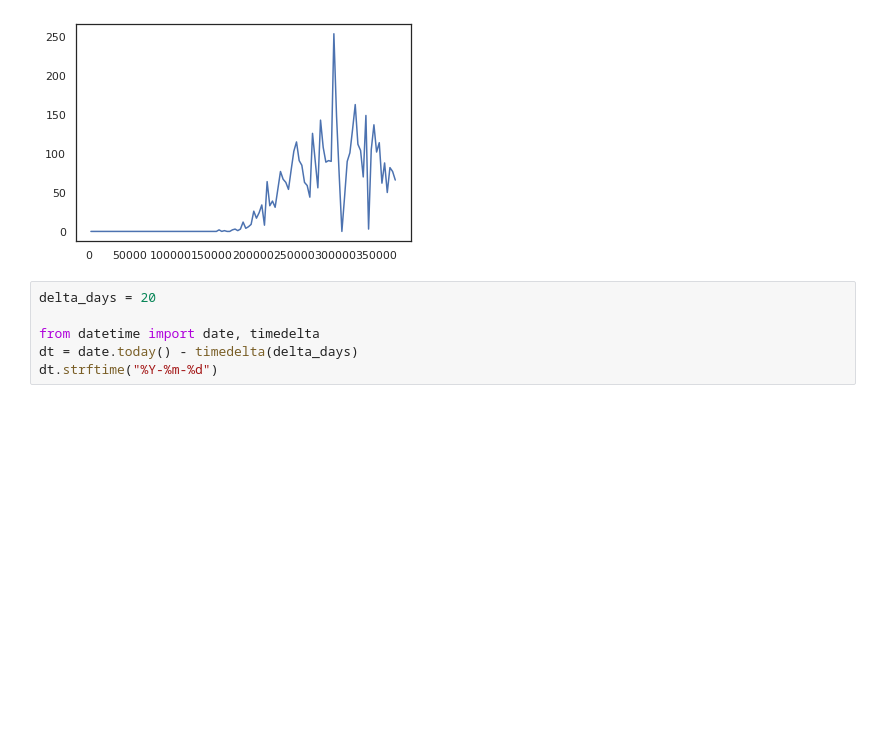
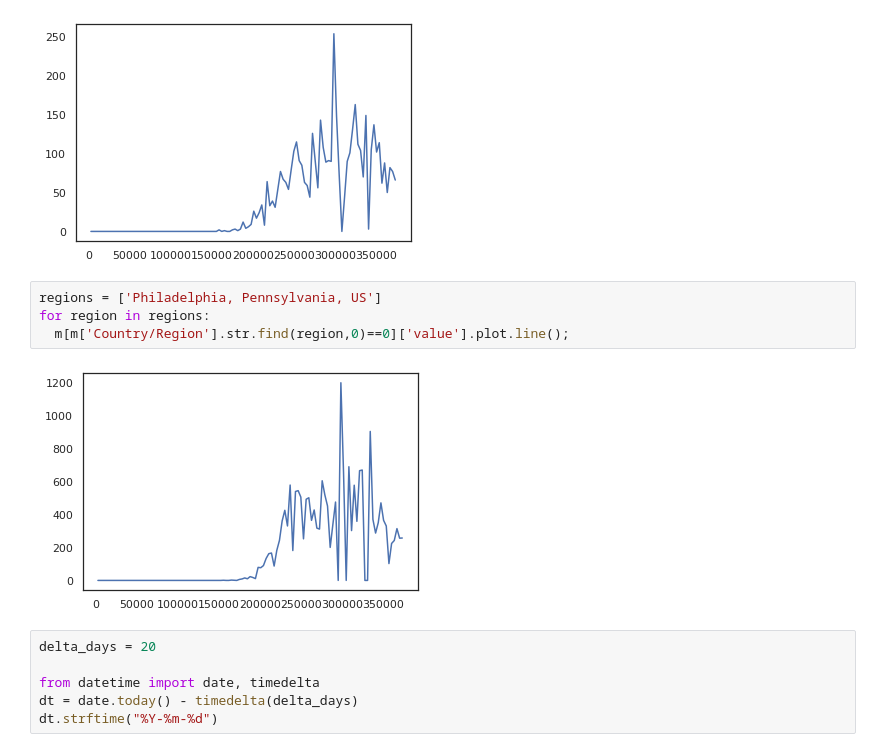
Before and after one commit to mchirico/COVID-19, a Jupyter notebook: COVID_19.ipynb, the cells around one changed output. Drawn from its saved outputs; the diff is of its cells as text; blank space fills up the shorter version.

```diff
--- a/COVID_19.ipynb
+++ b/COVID_19.ipynb
@@ -161,6 +161,12 @@ for region in regions:
   m[m['Country/Region'].str.find(region,0)==0]['value'].plot.line();
 # %% [output]
 [figure]
+# %%
+regions = ['Philadelphia, Pennsylvania, US']
+for region in regions:
+  m[m['Country/Region'].str.find(region,0)==0]['value'].plot.line();
+# %% [output]
+[figure, added]
 # %%
 delta_days = 20
 
```
Also changed, not shown: parts of 3 cells of this notebook.
